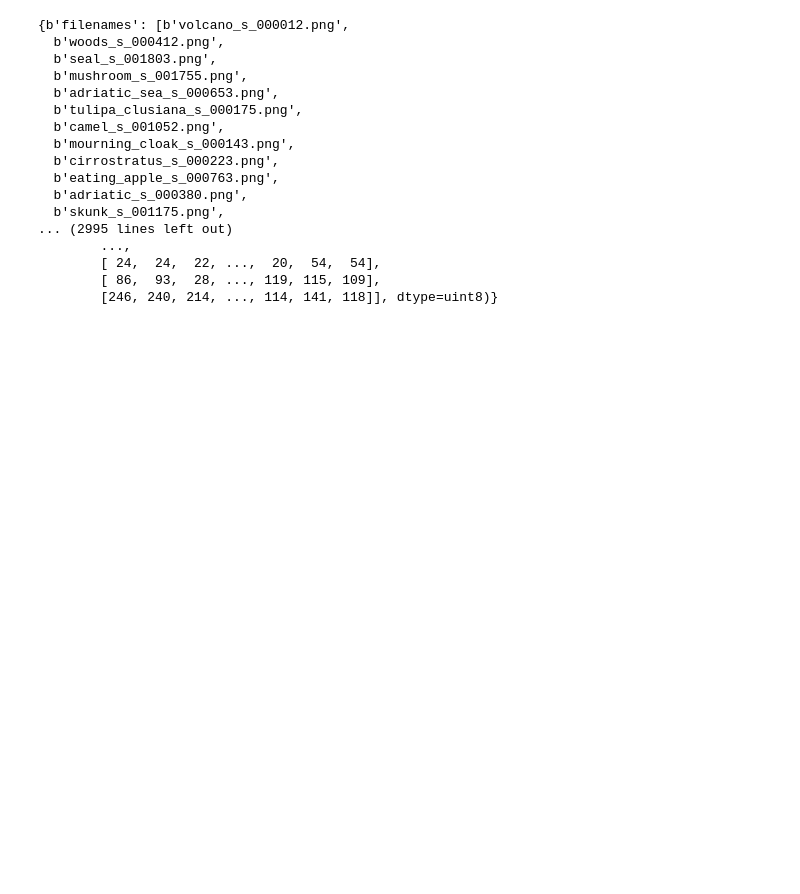
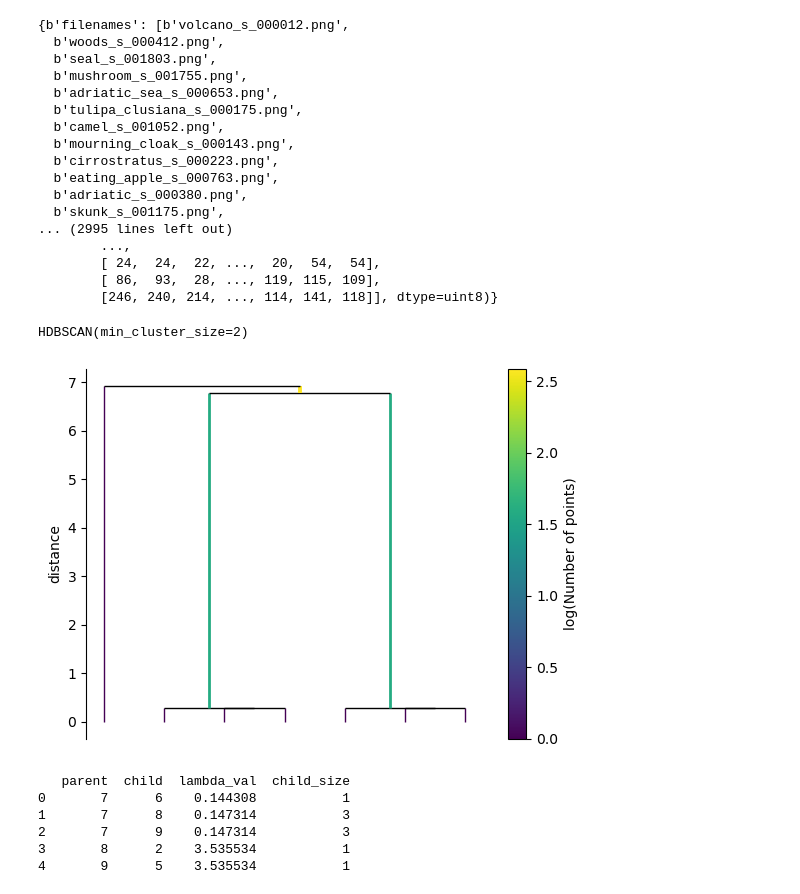
Before and after one commit to ntuanh/TrainingFIL, a Jupyter notebook: AI/ML/Labs_2/HBDSCAN.ipynb, the cells around one changed output. Drawn from its saved outputs; the diff is of its cells as text; code cells hidden in the pictures; blank space fills up the shorter version.

Commit message:
[UPDATE] dendogram , table lambda values

```diff
--- a/AI/ML/Labs_2/HBDSCAN.ipynb
+++ b/AI/ML/Labs_2/HBDSCAN.ipynb
@@ -138,3 +138,36 @@ unpickle(file_test)
         [ 24,  24,  22, ...,  20,  54,  54],
         [ 86,  93,  28, ..., 119, 115, 109],
         [246, 240, 214, ..., 114, 141, 118]], dtype=uint8)}
+# %%
+import numpy as np
+import matplotlib.pyplot as plt
+import hdbscan
+
+# Tạo dữ liệu giả
+data = np.array([
+    [0, 0], [0.1, 0.1], [0.2, 0.2],
+    [5, 5], [5.1, 5.1], [5.2, 5.2],
+    [10, 10]
+])
+
+# Chạy HDBSCAN
+clusterer = hdbscan.HDBSCAN(min_cluster_size=2)
+clusterer.fit(data)
+# %% [output]
+HDBSCAN(min_cluster_size=2)
+# %%
+# Vẽ Single Linkage Tree
+clusterer.single_linkage_tree_.plot()
+plt.show()
+# %% [output]
+[figure, added]
+# %%
+condensed_tree = clusterer.condensed_tree_.to_pandas()
+print(condensed_tree.head())
+# %% [output]
+   parent  child  lambda_val  child_size
+0       7      6    0.144308           1
+1       7      8    0.147314           3
+2       7      9    0.147314           3
+3       8      2    3.535534           1
+4       9      5    3.535534           1
```
Also changed, not shown: parts of 4 cells of this notebook.
